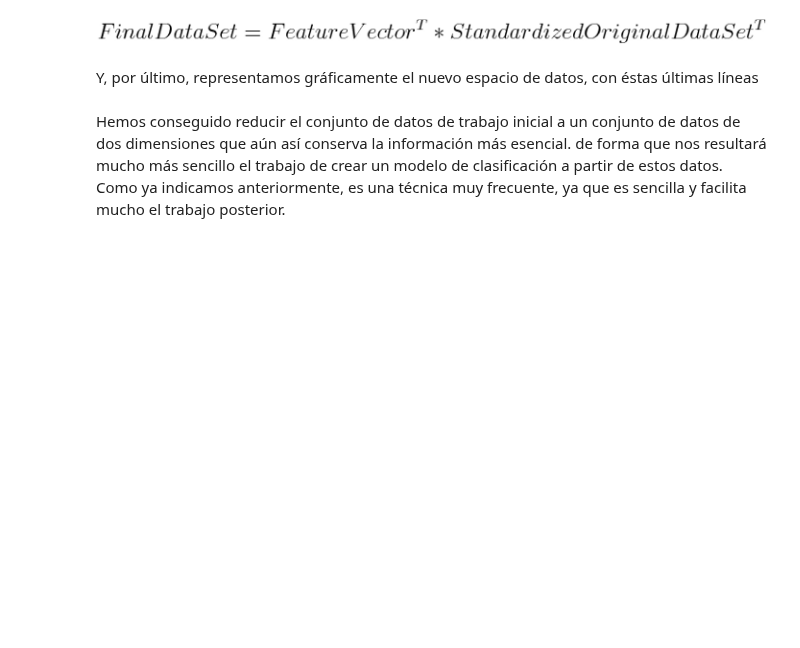
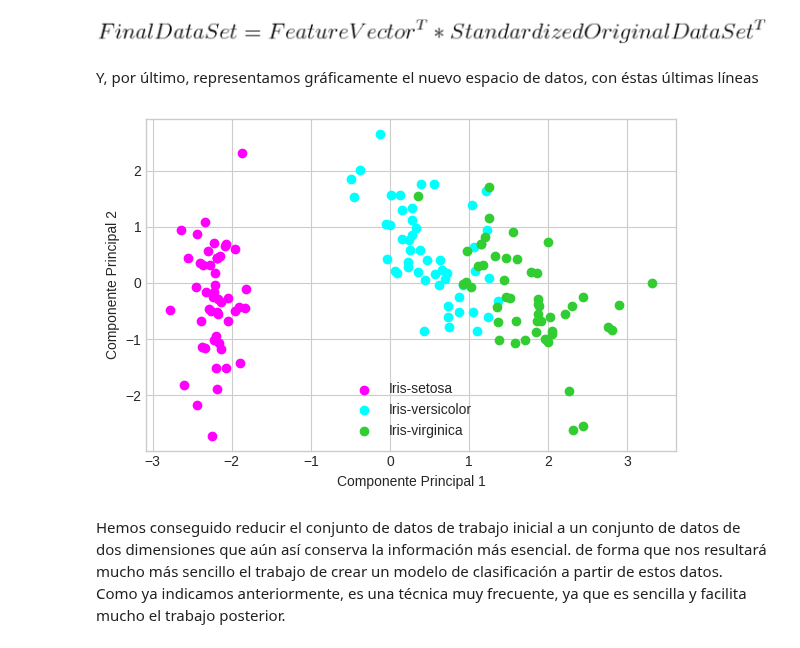
Before and after one commit to gachet/ad-1-24, a Jupyter notebook: pca/IRIS_PCA.ipynb, the cells around one changed output. Cells and saved outputs as stored; diff of their text form; code cells hidden in the pictures; blank space fills up the shorter version.

```diff
--- a/pca/IRIS_PCA.ipynb
+++ b/pca/IRIS_PCA.ipynb
@@ -200,18 +160,20 @@ Y = X_std.dot(matrix_w)
 # %% [markdown]
 Y, por último, representamos gráficamente el nuevo espacio de datos, con éstas últimas líneas
 # %%
-with plt.style.context('seaborn-whitegrid'):
+with plt.style.context("seaborn-v0_8-whitegrid"):
     plt.figure(figsize=(6, 4))
     for lab, col in zip(('Iris-setosa', 'Iris-versicolor', 'Iris-virginica'),
                         ('magenta', 'cyan', 'limegreen')):
         plt.scatter(Y[y==lab, 0],
                     Y[y==lab, 1],
                     label=lab,
                     c=col)
     plt.xlabel('Componente Principal 1')
     plt.ylabel('Componente Principal 2')
     plt.legend(loc='lower center')
     plt.tight_layout()
     plt.show()
+# %% [output]
+[figure, added]
 # %% [markdown]
  Hemos conseguido reducir el conjunto de datos de trabajo inicial a un conjunto de datos de dos dimensiones que aún así conserva la información más esencial. de forma que nos resultará mucho más sencillo el trabajo de crear un modelo de clasificación a partir de estos datos. Como ya indicamos anteriormente, es una técnica muy frecuente, ya que es sencilla y facilita mucho el trabajo posterior.
```
Also changed, not shown: parts of 7 cells of this notebook.
